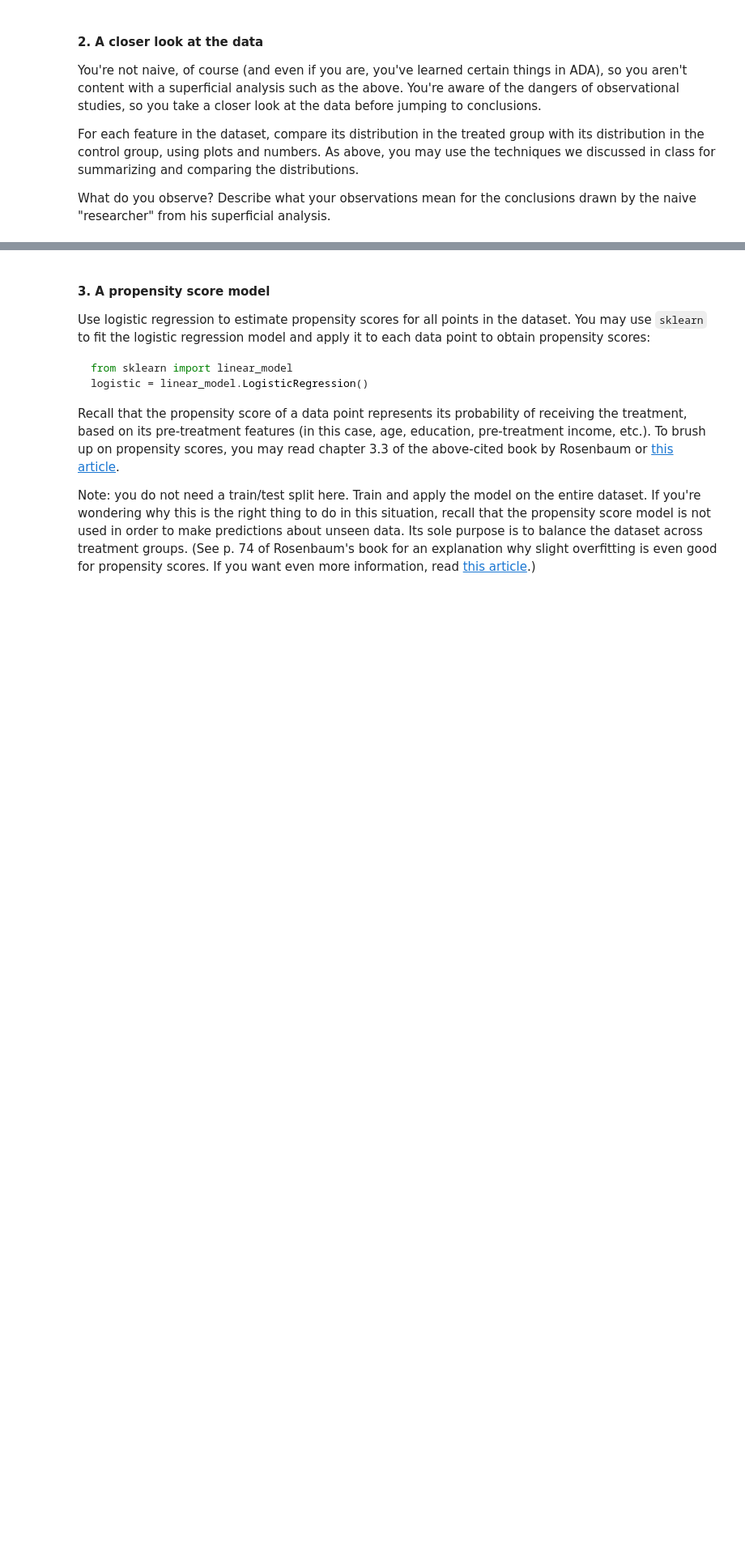
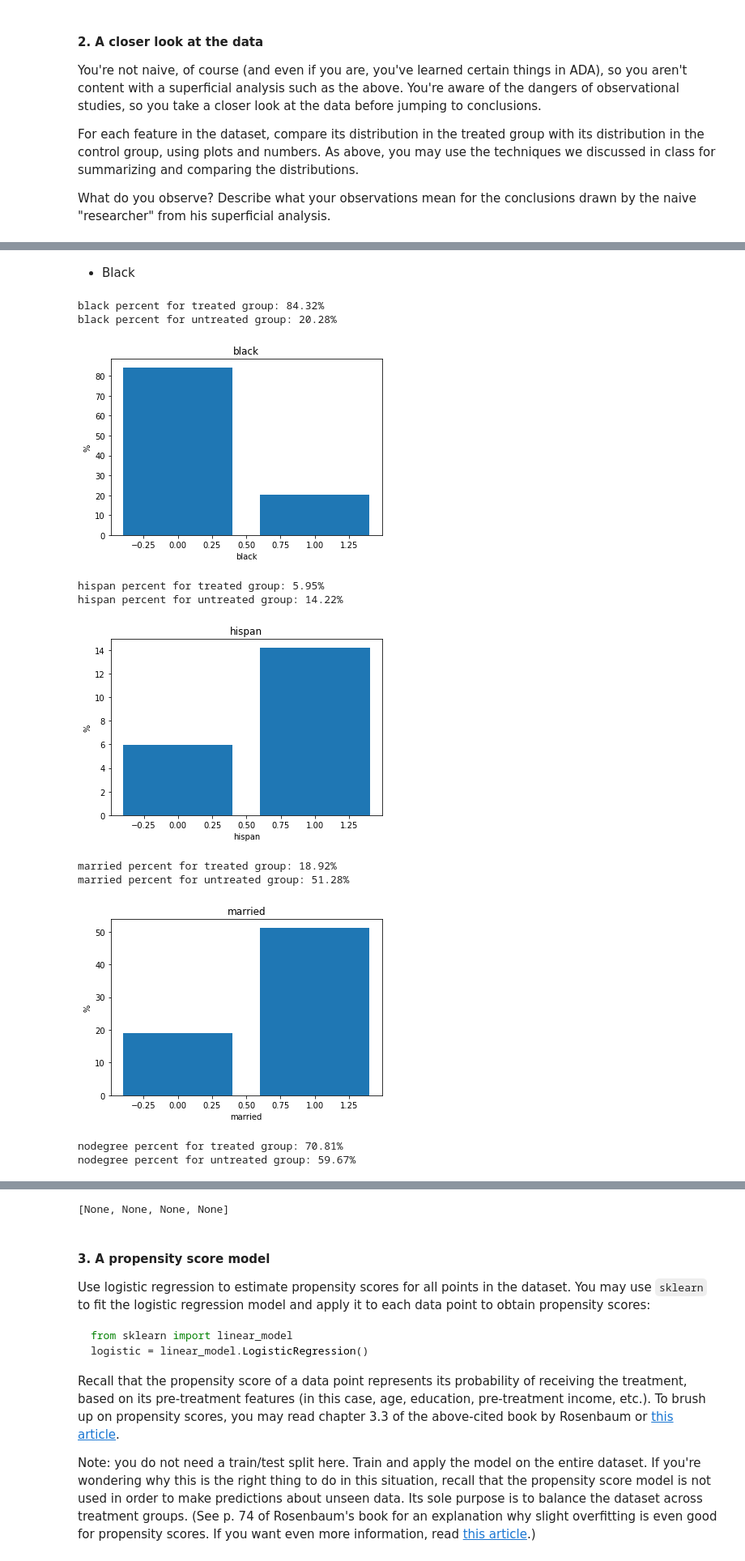
Before and after one commit to csbenz/ada, a Jupyter notebook: 04 - Applied ML/hw4.ipynb, the cells around one changed output, grey strips where cells are left out. Shown at 81% size. Saved outputs shown, nothing was run; the diff lists cells and outputs as text; code cells hidden in the pictures; blank space fills up the shorter version.

```diff
--- a/04 - Applied ML/hw4.ipynb
+++ b/04 - Applied ML/hw4.ipynb
@@ -96,0 +146,33 @@ Describe what your observations mean for the conclusions drawn by the naive "res
+# %% [markdown]
+- Black
+# %%
+def percentage_comparison(feature):
+    treated_percent = 100 * np.sum(treated_group[feature]) / treated_group[feature].size
+    untreated_percent = 100 * np.sum(untreated_group[feature]) / untreated_group[feature].size
+    print('{} percent for treated group: {:0.2f}%'.format(feature, treated_percent))
+    print('{} percent for untreated group: {:0.2f}%'.format(feature, untreated_percent))
+    print()
+    plt.bar([0,1], [treated_percent, untreated_percent])
+    plt.title(feature)
+    plt.xlabel(feature)
+    plt.ylabel('%')
+    plt.show()
+    # TODO y axis 100%
+
+features_to_compare = ['black', 'hispan', 'married', 'nodegree']
+[percentage_comparison(f) for f in features_to_compare]
+
+# TODO plot values above in small bar charts with yaxis 100% to compare visually
+# TODO plot age distribution, plot years of education, display income before exp
+# %% [output]
+black percent for treated group: 84.32%
+black percent for untreated group: 20.28%
+[figure, added]
+hispan percent for treated group: 5.95%
+hispan percent for untreated group: 14.22%
+[figure, added]
+married percent for treated group: 18.92%
+married percent for untreated group: 51.28%
+[figure, added]
+nodegree percent for treated group: 70.81%
+nodegree percent for untreated group: 59.67%
@@ -97,3 +180,4 @@ Describe what your observations mean for the conclusions drawn by the naive "res
+[None, None, None, None]
 # %% [markdown]
 #### 3. A propensity score model
 
```
Also changed, not shown: parts of 12 cells of this notebook.
